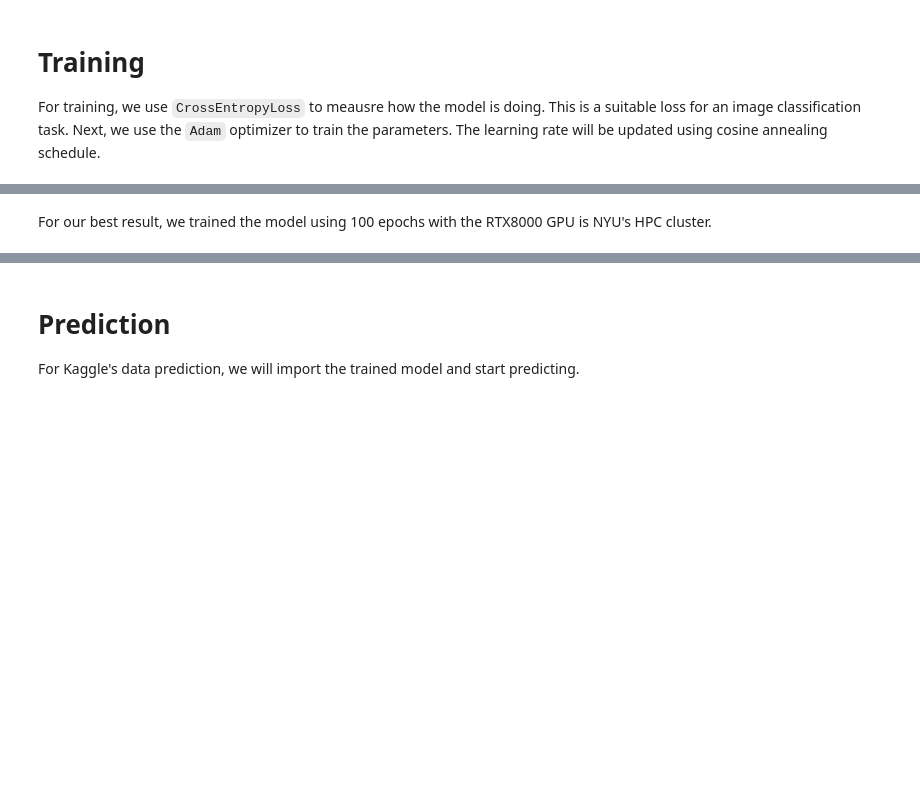
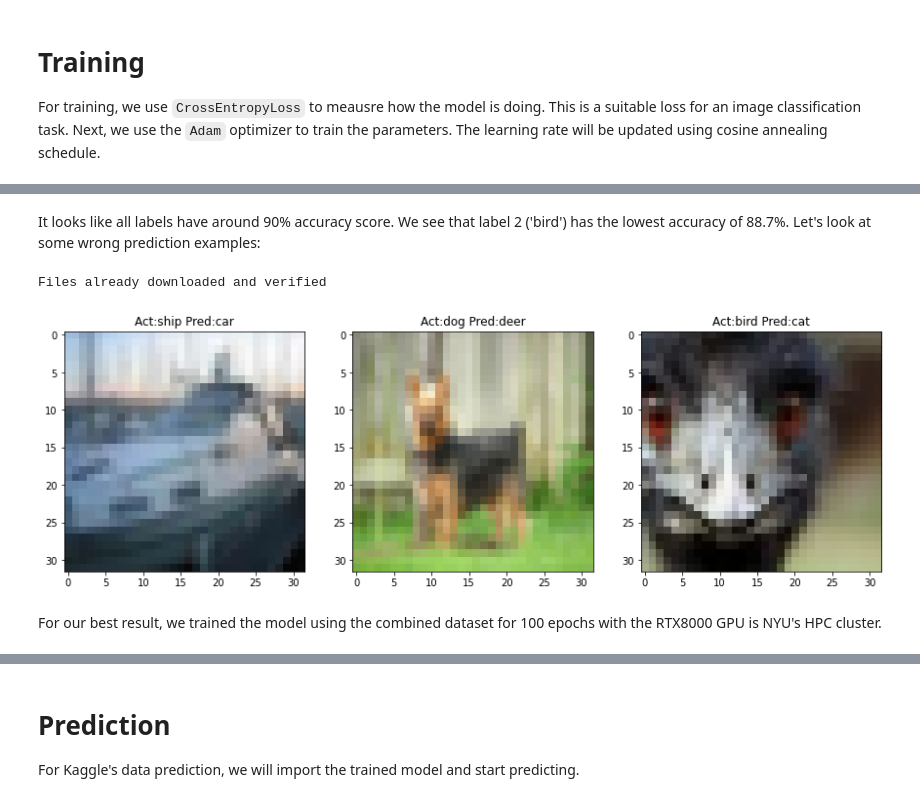
Before and after one commit to aldrichvalentino/2024-sp-dl-mini-project, a Jupyter notebook: src/main.ipynb, the cells around one changed output, grey strips where cells are left out. Saved outputs shown, nothing was run; the diff lists cells and outputs as text; code cells hidden in the pictures; blank space fills up the shorter version.

```diff
--- a/src/main.ipynb
+++ b/src/main.ipynb
@@ -298,0 +354,19 @@ def test(epoch):
+# %%
+from sklearn.metrics import confusion_matrix
+
+labels = []
+with torch.no_grad():
+    for batch_idx, (input_test,label_test) in enumerate(testloader):
+        input_test = input_test.to(device)
+        outputs = net(input_test.float())
+        _, predicted = outputs.max(1)
+        labels.append(predicted)
+
+# flatten the labels
+pred = np.array([])
+for batch in labels:
+    pred = np.append(pred, batch.tolist())
+
+# predict performance
+cf_matrix = confusion_matrix(testset.targets, pred)
+cf_matrix
@@ -299,4 +384,31 @@ def test(epoch):
+# %% [markdown]
+It looks like all labels have around 90% accuracy score. We see that label 2 ('bird') has the lowest accuracy of 88.7%. Let's look at some wrong prediction examples:
+# %%
+from matplotlib import pyplot as plt
+%matplotlib inline
+
+print_testset = torchvision.datasets.CIFAR10(
+    root='./data', train=False, download=True)
+
+fig, ax = plt.subplots(1, 3, figsize=(15, 10))
+count = 0
+
+for i in range(0, len(pred)):
+    if print_testset.targets[i] != pred[i]:
+        # print the image
+        im = print_testset[i][0]
+        ax[count].imshow(im)
+        ax[count].set_title("Act:%s Pred:%s" % (classes[print_testset.targets[i]], classes[int(pred[i])]))
+        count += 1
+
+    if count == 3:
+        break
+
+plt.show()
+# %% [output]
+Files already downloaded and verified
+[figure, added]
 # %% [markdown]
-For our best result, we trained the model using 100 epochs with the RTX8000 GPU is NYU's HPC cluster.
+For our best result, we trained the model using the combined dataset for 100 epochs with the RTX8000 GPU is NYU's HPC cluster.
 # %%
 # Do 100 epoch
```
Also changed, not shown: parts of 11 cells of this notebook.
